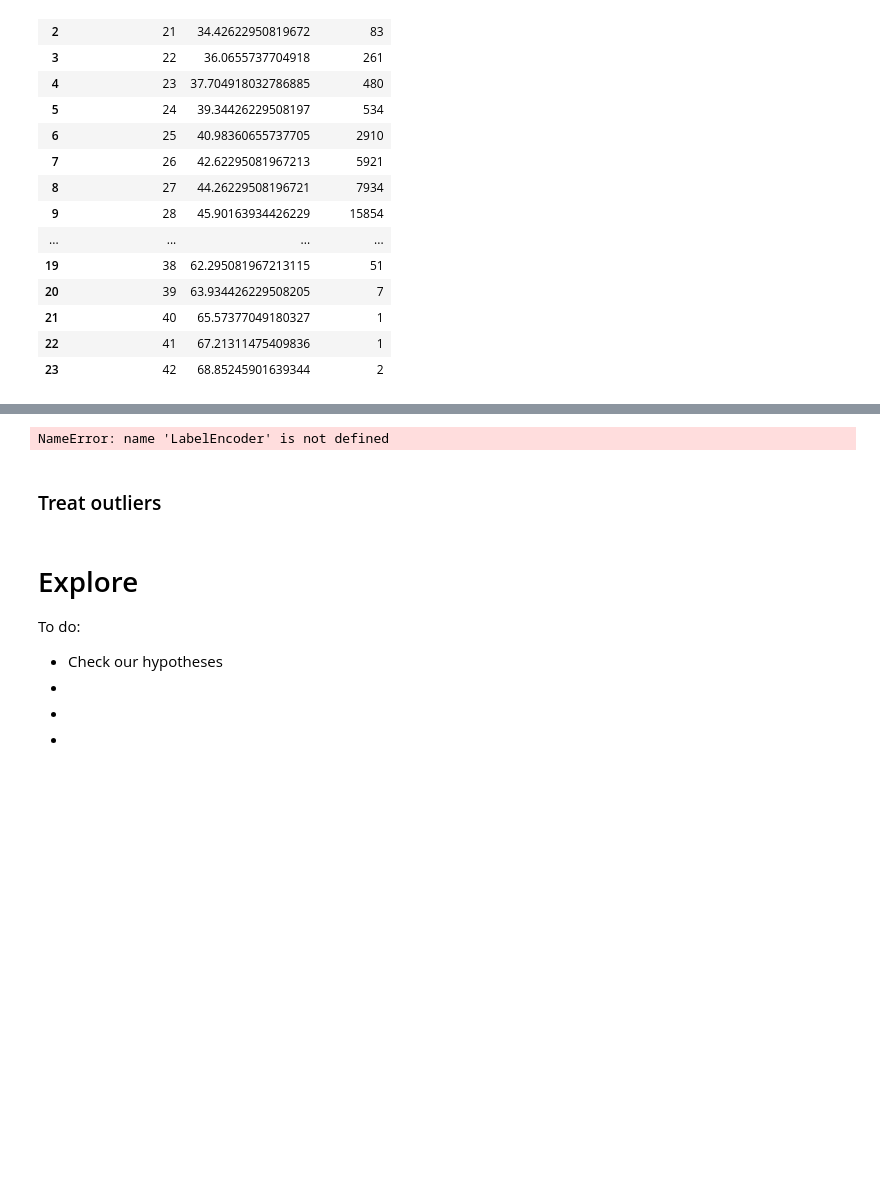
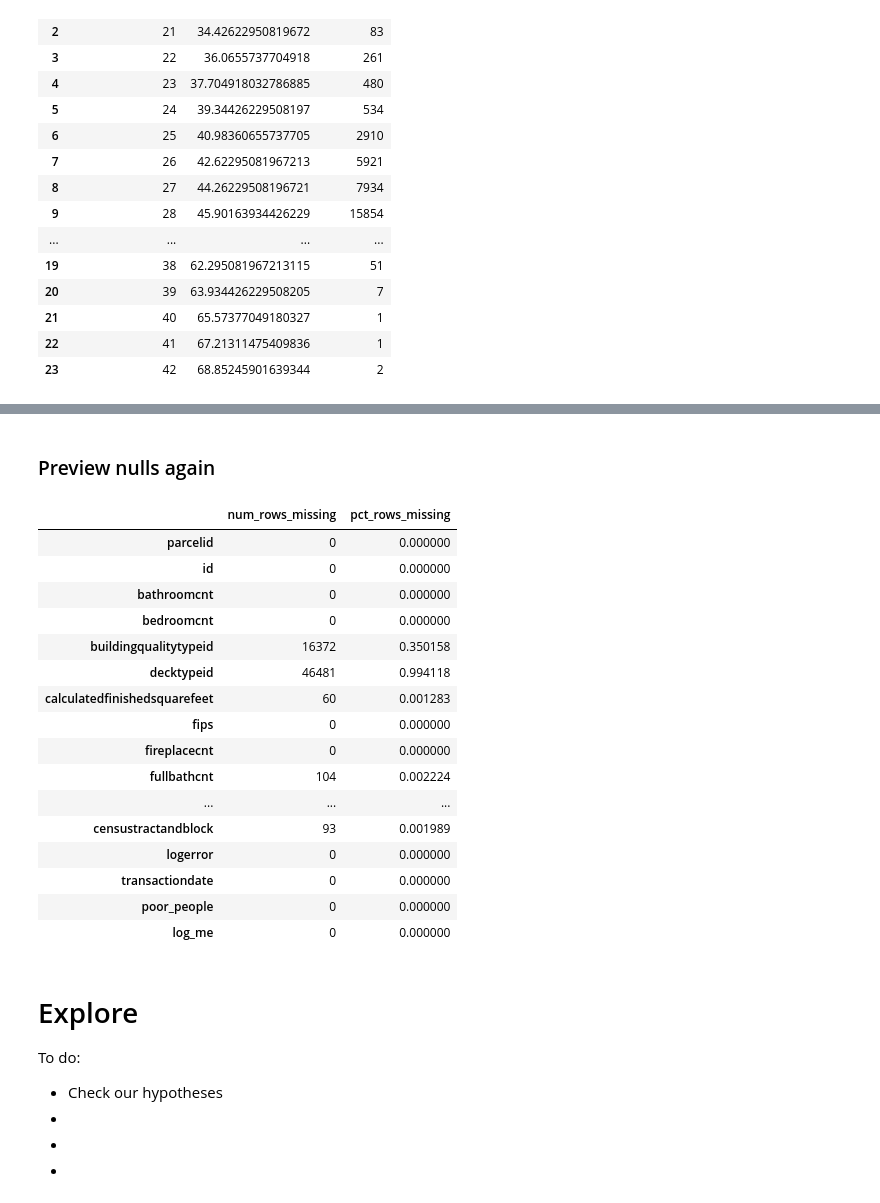
Before and after one commit to PeopleAgainstBroccoli/zillow_cluster, a Jupyter notebook: working_notebook.ipynb, the cells around one changed output, grey strips where cells are left out. Cells and saved outputs as stored; diff of their text form; code cells hidden in the pictures; blank space fills up the shorter version.

```diff
--- a/working_notebook.ipynb
+++ b/working_notebook.ipynb
@@ -36,3 +34,5 @@ data = acquire.data
+# %%
+data = pd.read_csv('query_result.csv')
 # %% [markdown]
 Preview data:
 # %%
@@ -124,0 +132,2 @@ prep.nulls_by_row(data)
+# %%
+data = prep.prep_zillow(data)
@@ -125,9 +152,25 @@ prep.nulls_by_row(data)
+# %% [markdown]
+### Preview nulls again
 # %%
-prep.prep_zillow(data)
+prep.nulls_by_col(data)
 # %% [output]
-NameError: name 'LabelEncoder' is not defined
+|  | num_rows_missing | pct_rows_missing |
+| parcelid | 0 | 0.000000 |
+| id | 0 | 0.000000 |
+| bathroomcnt | 0 | 0.000000 |
+| bedroomcnt | 0 | 0.000000 |
+| buildingqualitytypeid | 16372 | 0.350158 |
+| decktypeid | 46481 | 0.994118 |
+| calculatedfinishedsquarefeet | 60 | 0.001283 |
+| fips | 0 | 0.000000 |
+| fireplacecnt | 0 | 0.000000 |
+| fullbathcnt | 104 | 0.002224 |
+| ... | ... | ... |
+| censustractandblock | 93 | 0.001989 |
+| logerror | 0 | 0.000000 |
+| transactiondate | 0 | 0.000000 |
+| poor_people | 0 | 0.000000 |
+| log_me | 0 | 0.000000 |
-# %% [markdown]
-### Treat outliers
 # %% [markdown]
 # Explore
 To do:
```
Also changed, not shown: parts of 6 cells of this notebook, 2 other files.
